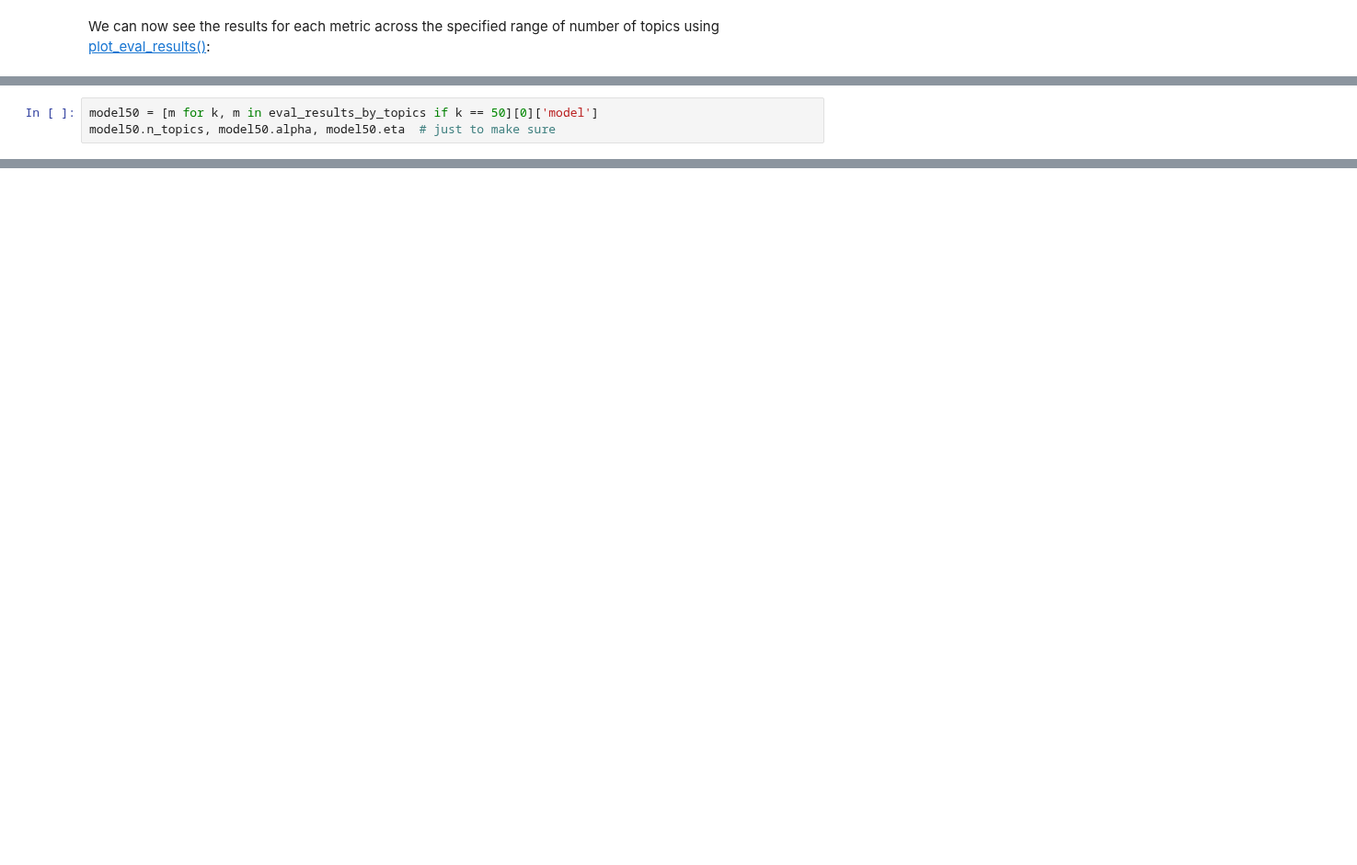
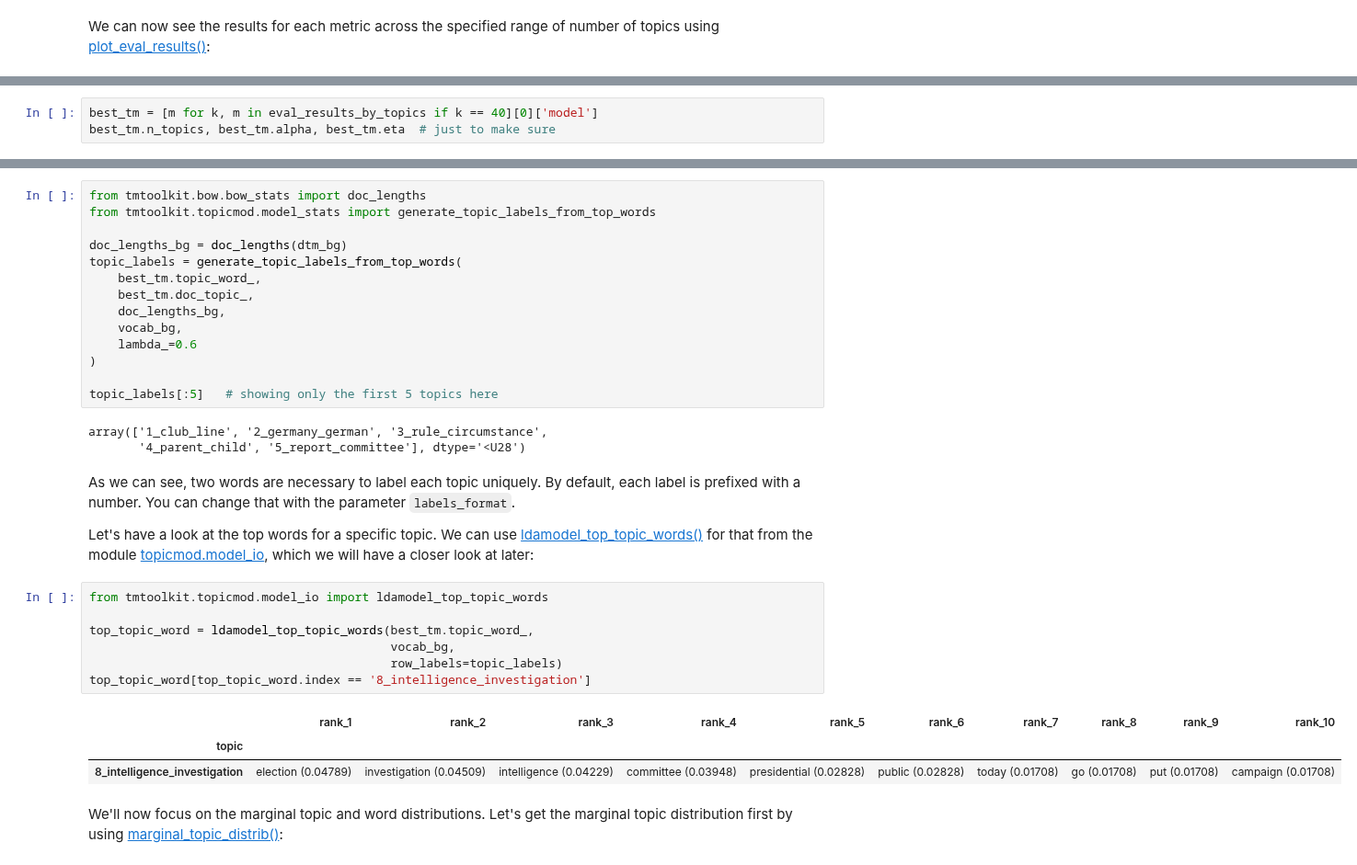
Before and after one commit to WZBSocialScienceCenter/tmtoolkit, a Jupyter notebook: doc/source/topic_modeling.ipynb, the cells around one changed output, grey strips where cells are left out. Shown at 92% size. Drawn from its saved outputs; the diff is of its cells as text; blank space fills up the shorter version.

```diff
--- a/doc/source/topic_modeling.ipynb
+++ b/doc/source/topic_modeling.ipynb
@@ -346,4 +351,4 @@ These results suggest to set the number of topics, `n_topics`, to 50 and alpha t
 # %%
-model50 = [m for k, m in eval_results_by_topics if k == 50][0]['model']
-model50.n_topics, model50.alpha, model50.eta  # just to make sure
+best_tm = [m for k, m in eval_results_by_topics if k == 40][0]['model']
+best_tm.n_topics, best_tm.alpha, best_tm.eta  # just to make sure
 # %% [output]
@@ -354,0 +364,34 @@ The [topicmod.model_stats](api.rst#module-tmtoolkit.topicmod.model_stats) module
+# %%
+from tmtoolkit.bow.bow_stats import doc_lengths
+from tmtoolkit.topicmod.model_stats import generate_topic_labels_from_top_words
+
+doc_lengths_bg = doc_lengths(dtm_bg)
+topic_labels = generate_topic_labels_from_top_words(
+    best_tm.topic_word_,
+    best_tm.doc_topic_,
+    doc_lengths_bg,
+    vocab_bg,
+    lambda_=0.6
+)
+
+topic_labels[:5]   # showing only the first 5 topics here
+# %% [output]
+array(['1_club_line', '2_germany_german', '3_rule_circumstance',
+       '4_parent_child', '5_report_committee'], dtype='<U28')
+# %% [markdown]
+As we can see, two words are necessary to label each topic uniquely. By default, each label is prefixed with a number. You can change that with the parameter `labels_format`.
+
+Let's have a look at the top words for a specific topic. We can use [ldamodel_top_topic_words()](api.rst#tmtoolkit.topicmod.model_io.ldamodel_top_topic_words) for that from the module [topicmod.model_io](api.rst#module-tmtoolkit.topicmod.model_io), which we will have a closer look at later:
+# %%
+from tmtoolkit.topicmod.model_io import ldamodel_top_topic_words
+
+top_topic_word = ldamodel_top_topic_words(best_tm.topic_word_,
+                                          vocab_bg,
+                                          row_labels=topic_labels)
+top_topic_word[top_topic_word.index == '8_intelligence_investigation']
+# %% [output]
+|  | rank_1 | rank_2 | rank_3 | rank_4 | rank_5 | rank_6 | rank_7 | rank_8 | rank_9 | rank_10 |
+| topic |  |  |  |  |  |  |  |  |  |  |
+| 8_intelligence_investigation | election (0.04789) | investigation (0.04509) | intelligence (0.04229) | committee (0.03948) | presidential (0.02828) | public (0.02828) | today (0.01708) | go (0.01708) | put (0.01708) | campaign (0.01708) |
+# %% [markdown]
+We'll now focus on the marginal topic and word distributions. Let's get the marginal topic distribution first by using [marginal_topic_distrib()](api.rst#tmtoolkit.topicmod.model_stats.marginal_topic_distrib):
```
Also changed, not shown: parts of 21 cells of this notebook, 4 other files.
